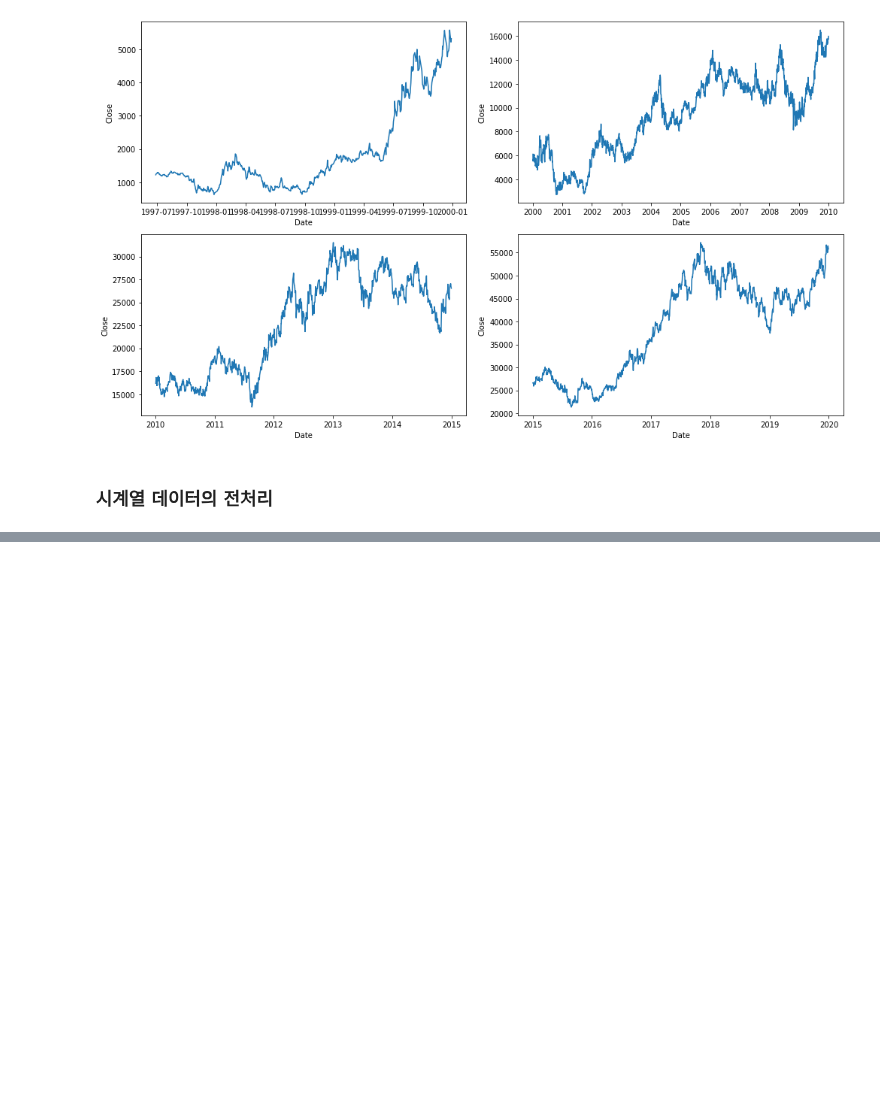
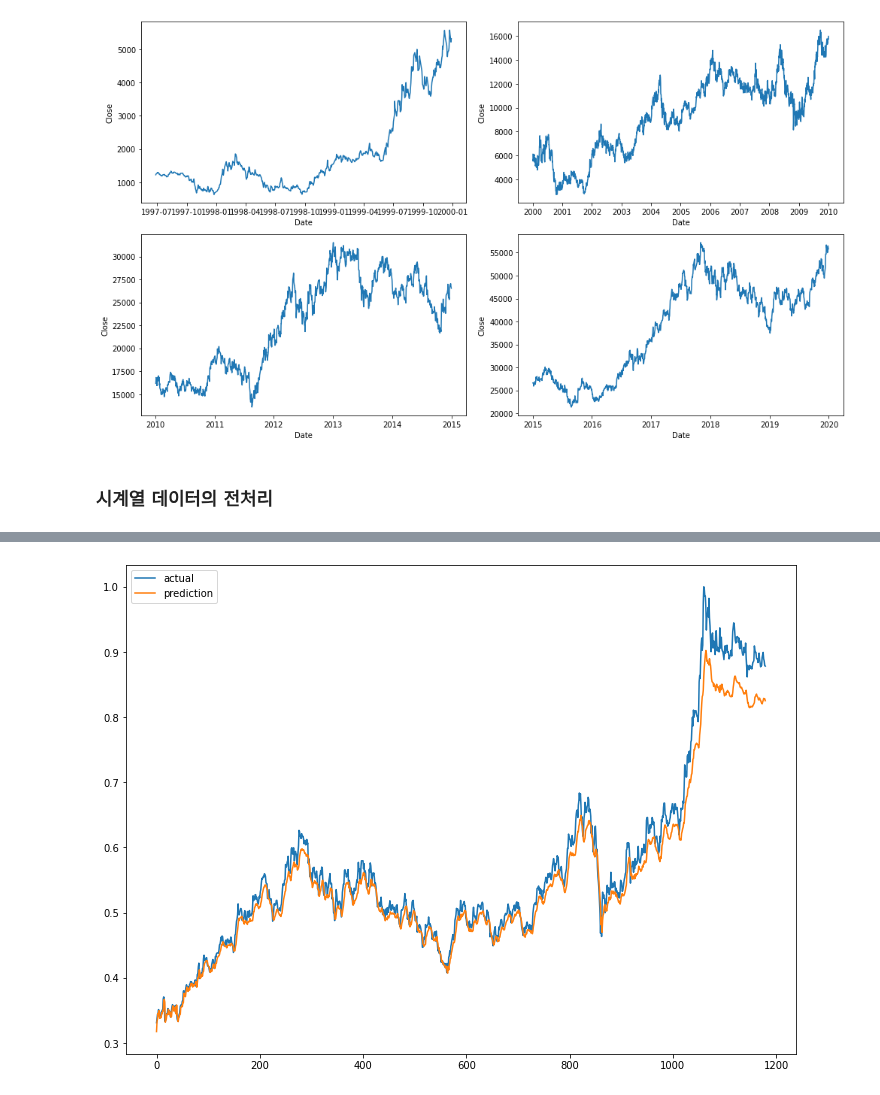
Before and after one commit to Vaycold/Python_DL, a Jupyter notebook: LSTM_NLP/LSTM연습.ipynb, the cells around one changed output, grey strips where cells are left out. Drawn from its saved outputs; the diff is of its cells as text; code cells hidden in the pictures; blank space fills up the shorter version.

```diff
--- a/LSTM_NLP/LSTM연습.ipynb
+++ b/LSTM_NLP/LSTM연습.ipynb
@@ -281,0 +410,22 @@ stock.columns
+# %%
+# 마지막 부분이 조금 아쉽다.
+# lr을 조금 조정해보자
+model = Sequential([
+                    Conv1D(filters=32, kernel_size = 5,
+                           padding = 'causal',
+                           activation = 'relu',
+                           input_shape = [window_size, 1]),
+                    LSTM(16),
+                    Dense(16, activation = 'relu'),
+                    Dense(1),
+                    #Lambda(lambda x : x*20),
+]
+
+)
+adam = Adam(learning_rate=0.005)
+loss = Huber()
+model.compile(optimizer=adam, loss=loss, metrics=['mae'])
+# %%
+model.fit(train_data, validation_data = (test_data),
+          epochs = 50,
+          callbacks = [earlystopping])
@@ -281,0 +451,10 @@ stock.columns
+# %%
+pred = model.predict(test_data)
+plt.figure(figsize=(12,9))
+plt.plot(np.asarray(y_test)[20:], label='actual')
+
+plt.plot(pred, label='prediction')
+plt.legend()
+plt.show()
+# %% [output]
+[figure, added]
```
Also changed, not shown: parts of 24 cells of this notebook.
